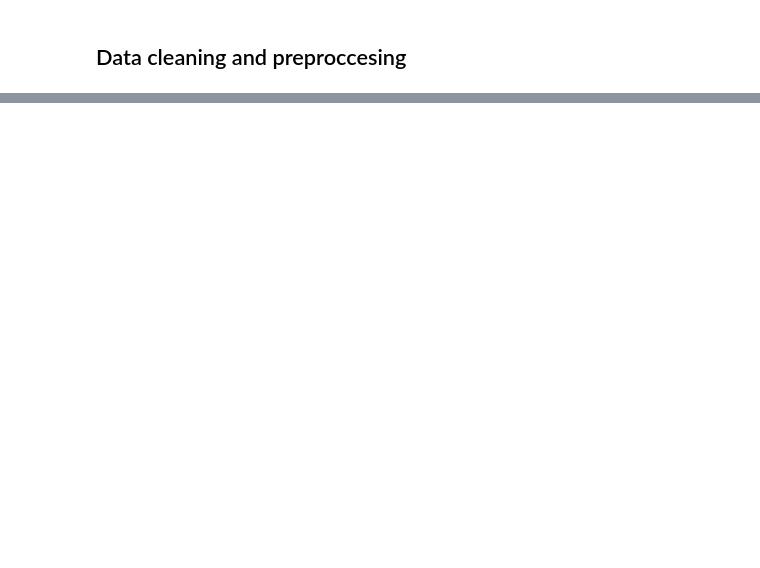
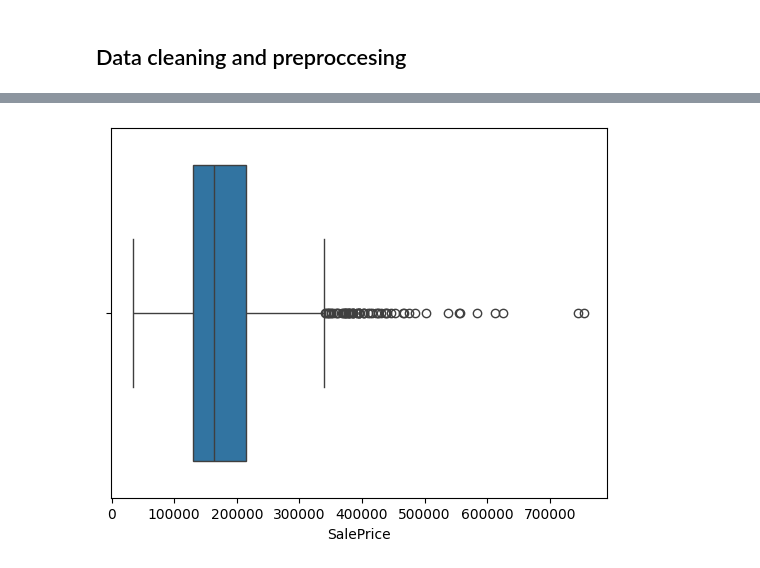
Before and after one commit to valeriapgil/HousePrices, a Jupyter notebook: data_preprocessing.ipynb, the cells around one changed output, grey strips where cells are left out. Saved outputs shown, nothing was run; the diff lists cells and outputs as text; code cells hidden in the pictures; blank space fills up the shorter version.

```diff
--- a/data_preprocessing.ipynb
+++ b/data_preprocessing.ipynb
@@ -82,0 +63,3 @@ memory usage: 433.6 KB
+# %%
+for col in df_raw_num_nulls:
+    df_raw[col] = df_raw[col].fillna(df_raw[col].mean())
@@ -82,0 +92,4 @@ memory usage: 433.6 KB
+# %%
+df_raw_object = df_raw.select_dtypes(include = ['object'])
+df_raw_object_nulls = df_raw_object.columns[df_raw_object.isnull().any()]
+print("Numerical columns with null values:", df_raw_object_nulls.tolist())
@@ -82,0 +98,4 @@ memory usage: 433.6 KB
+# %%
+df_raw = df_raw.drop(columns=df_raw_object_nulls)
+
+df_raw.shape
@@ -100,3 +121,4 @@ Length: 81, dtype: object
 # %%
-print("Número de valores únicos por columna:")
+df_raw = df_raw.drop('Id', axis=1)
+df_raw.head(5)
 # %% [output]
@@ -103,0 +146,6 @@ Número de valores únicos por columna:
+# %%
+sns.boxplot(x=df_raw['SalePrice'])
+
+plt.show()
+# %% [output]
+[figure, added]
```
Also changed, not shown: parts of 26 cells of this notebook, 1 other file.
